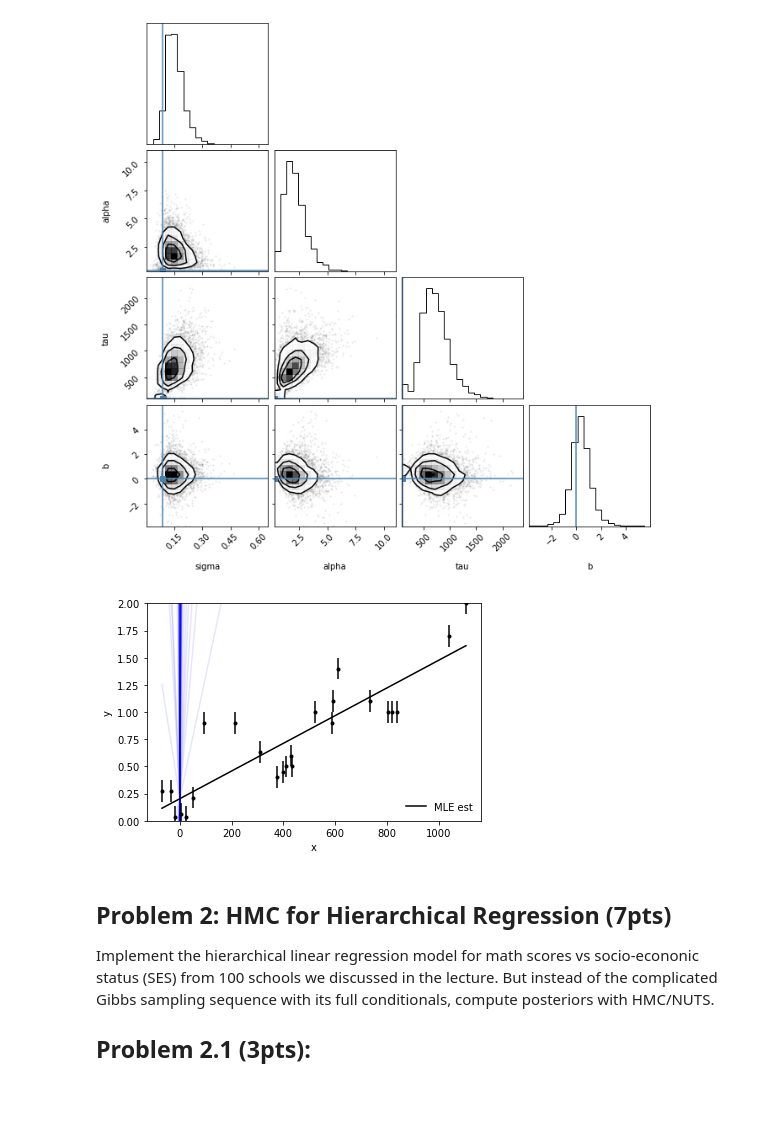
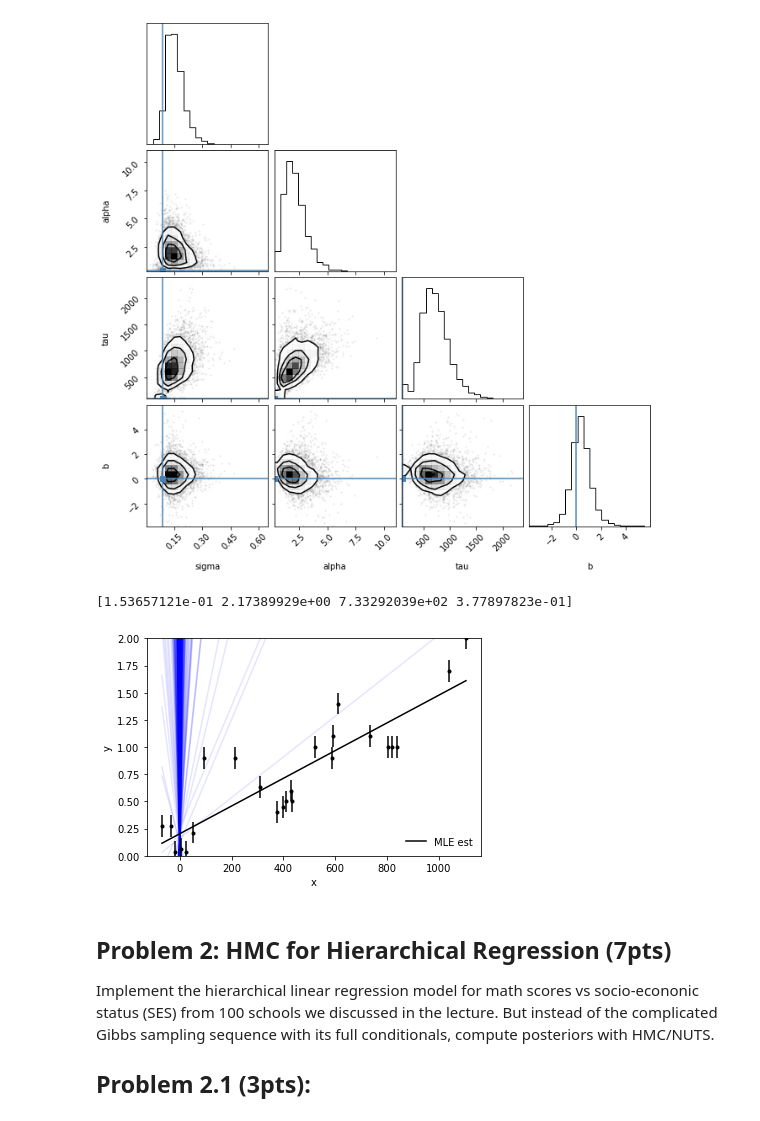
Before and after one commit to idcampbell/sml505-assignment5, a Jupyter notebook: Assignment5.ipynb, the cells around one changed output. Drawn from its saved outputs; the diff is of its cells as text; code cells hidden in the pictures.

```diff
--- a/Assignment5.ipynb
+++ b/Assignment5.ipynb
@@ -111,26 +113,30 @@ fig = corner.corner(flat_samples, labels=labels)
 autocorr t: [55.33048257 54.43490831 72.28514023 43.33055304]
 [figure]
 # %%
-inds = np.random.randint(len(flat_samples), size=50)
+inds = np.random.randint(len(flat_samples), size=500)
+print(np.mean(flat_samples,axis=0))
+x = hubble[:,0].reshape(1,-1)[0]
+y = hubble[:,1].reshape(1,-1)[0]
+
 x0 = np.linspace(int(np.min(x)), int(np.max(x)), 100)
 
 X = np.vander(x, N=2, increasing=True)
 x_mle = np.linalg.inv(X.T @ X) @ X.T @ y # give slope and intercept a/b
-
+#labels = ['sigma', 'alpha', 'tau', 'b']
 for ind in inds:
     sample = flat_samples[ind]
-    plt.plot(x0, x_mle[0] + x0 * sample[3], 'b', alpha=0.1)
-    #WTFFFF
-
+    plt.ylim(0,2)
+    plt.plot(x0, sample[0] + x0 * sample[3], 'b', alpha=0.1) #I wish for the sweet release of death
 
 plt.errorbar(x, y, yerr=sigma, fmt=".k", capsize=0)
 plt.plot(x0, x_mle[0] + x0 * x_mle[1], "k", label="MLE est")
 plt.legend(frameon=False)
 plt.ylim(0,2)
 plt.xlabel("x")
 plt.ylabel("y");
 # %% [output]
+[1.53657121e-01 2.17389929e+00 7.33292039e+02 3.77897823e-01]
-[figure, old version]
+[figure, new version]
 # %% [markdown]
 ## Problem 2: HMC for Hierarchical Regression (7pts)
 
```
Also changed, not shown: parts of 6 cells of this notebook.
